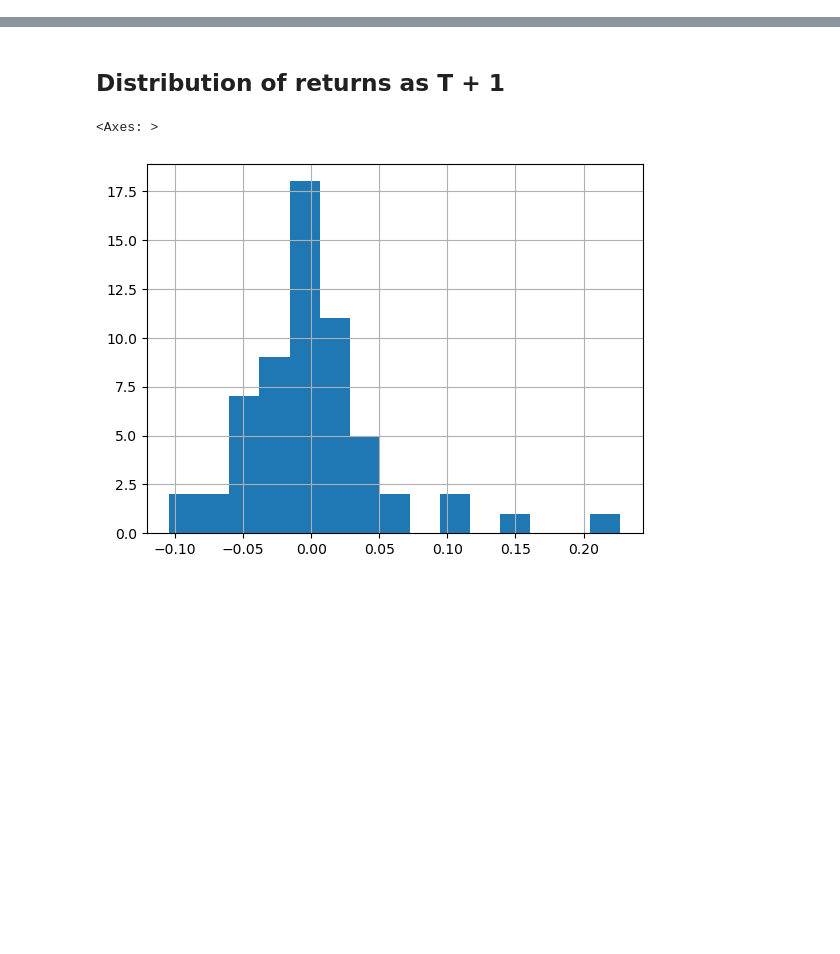
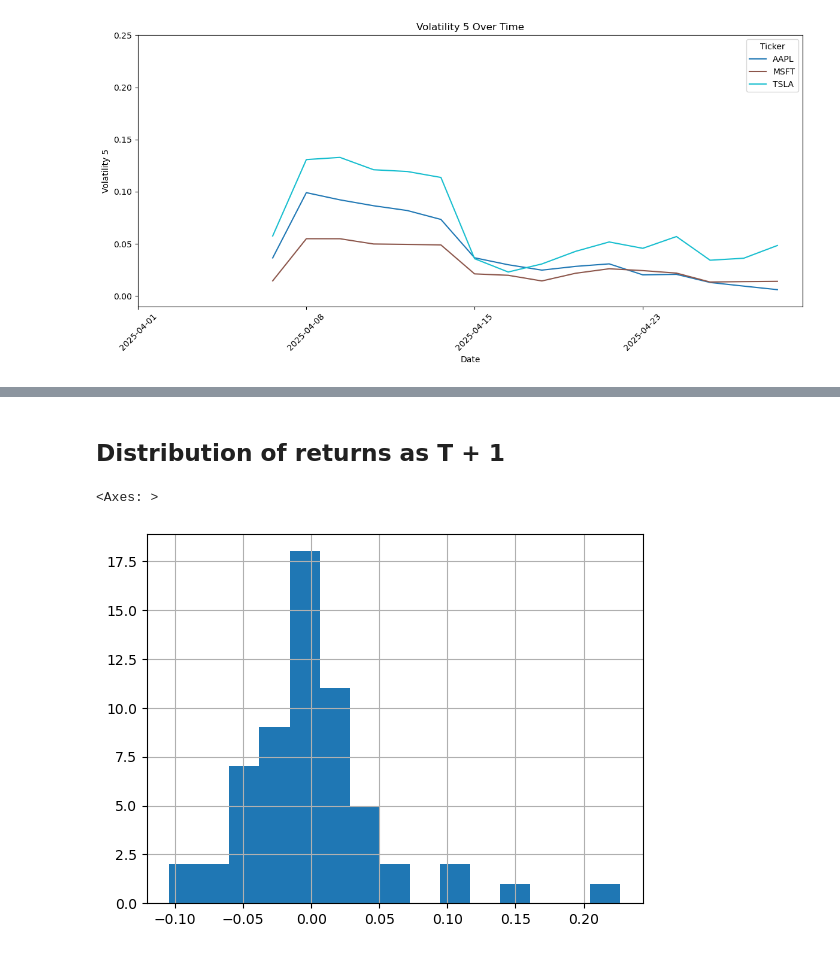
Before and after one commit to asacco-97/multimodal-stock-ranking, a Jupyter notebook: notebooks/eda.ipynb, the cells around one changed output, grey strips where cells are left out. Drawn from its saved outputs; the diff is of its cells as text; code cells hidden in the pictures; blank space fills up the shorter version.

```diff
--- a/notebooks/eda.ipynb
+++ b/notebooks/eda.ipynb
@@ -66,0 +96,4 @@ plot_stock_prices(df, "both", 5, 150, 600, 45)
+# %%
+plot_stock_metrics(df, "volatility_5", 5, -0.01, 0.25, 45)
+# %% [output]
+[figure, added]
```
Also changed, not shown: parts of 7 cells of this notebook, 1 other file.
